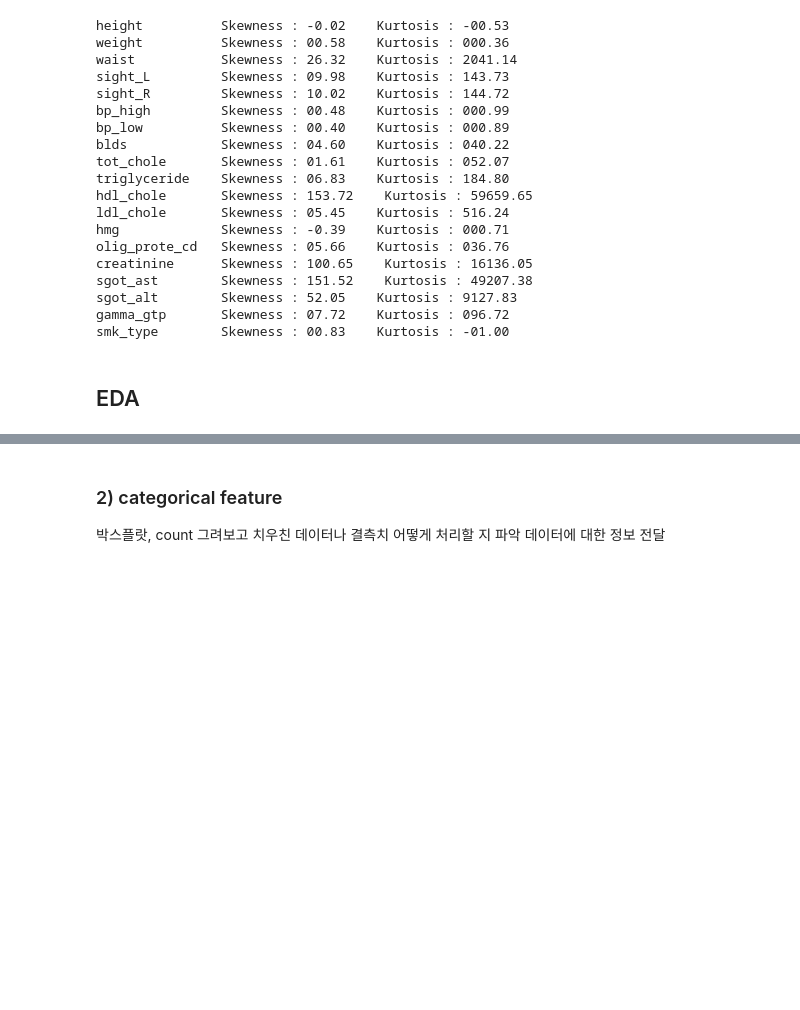
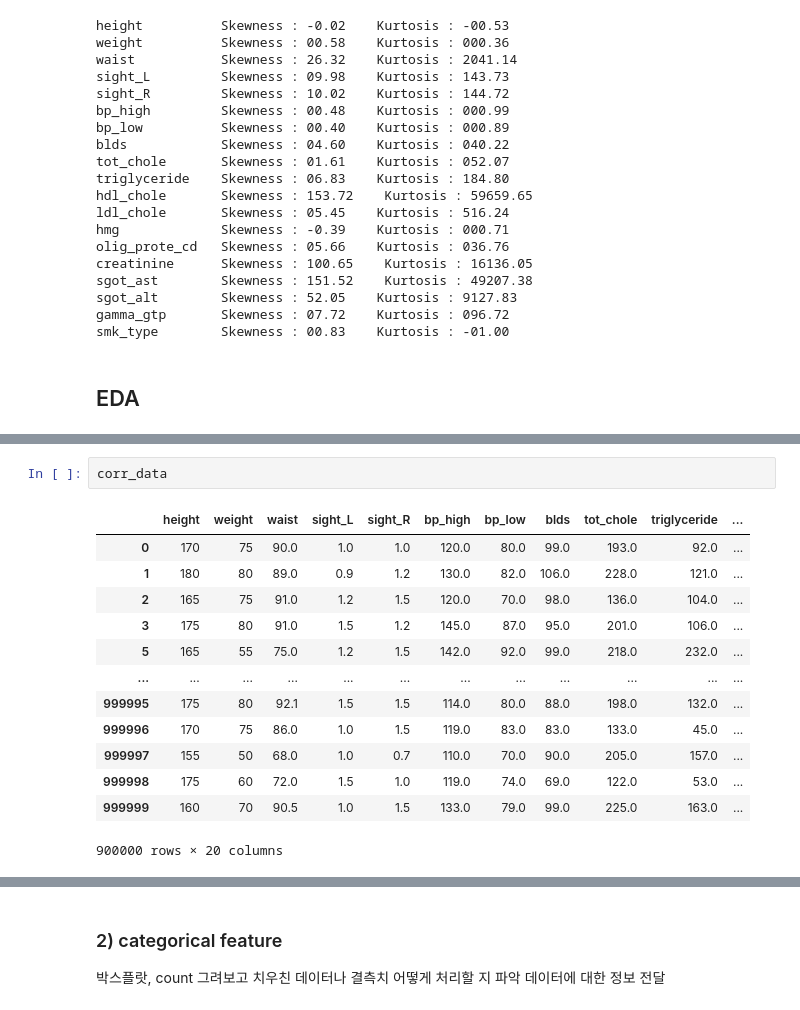
Before and after one commit to GayeonKimm/DS, a Jupyter notebook: 220527 medical checkup infomation_2017.ipynb, the cells around one changed output, grey strips where cells are left out. Drawn from its saved outputs; the diff is of its cells as text; blank space fills up the shorter version.

```diff
--- a/220527 medical checkup infomation_2017.ipynb
+++ b/220527 medical checkup infomation_2017.ipynb
@@ -491,0 +553,16 @@ heat map, 상관관계 파악
+# %%
+corr_data
+# %% [output]
+|  | height | weight | waist | sight_L | sight_R | bp_high | bp_low | blds | tot_chole | triglyceride | ... |
+| 0 | 170 | 75 | 90.0 | 1.0 | 1.0 | 120.0 | 80.0 | 99.0 | 193.0 | 92.0 | ... |
+| 1 | 180 | 80 | 89.0 | 0.9 | 1.2 | 130.0 | 82.0 | 106.0 | 228.0 | 121.0 | ... |
+| 2 | 165 | 75 | 91.0 | 1.2 | 1.5 | 120.0 | 70.0 | 98.0 | 136.0 | 104.0 | ... |
+| 3 | 175 | 80 | 91.0 | 1.5 | 1.2 | 145.0 | 87.0 | 95.0 | 201.0 | 106.0 | ... |
+| 5 | 165 | 55 | 75.0 | 1.2 | 1.5 | 142.0 | 92.0 | 99.0 | 218.0 | 232.0 | ... |
+| ... | ... | ... | ... | ... | ... | ... | ... | ... | ... | ... | ... |
+| 999995 | 175 | 80 | 92.1 | 1.5 | 1.5 | 114.0 | 80.0 | 88.0 | 198.0 | 132.0 | ... |
+| 999996 | 170 | 75 | 86.0 | 1.0 | 1.5 | 119.0 | 83.0 | 83.0 | 133.0 | 45.0 | ... |
+| 999997 | 155 | 50 | 68.0 | 1.0 | 0.7 | 110.0 | 70.0 | 90.0 | 205.0 | 157.0 | ... |
+| 999998 | 175 | 60 | 72.0 | 1.5 | 1.0 | 119.0 | 74.0 | 69.0 | 122.0 | 53.0 | ... |
+| 999999 | 160 | 70 | 90.5 | 1.0 | 1.5 | 133.0 | 79.0 | 99.0 | 225.0 | 163.0 | ... |
+900000 rows × 20 columns
```
Also changed, not shown: parts of 15 cells of this notebook.
